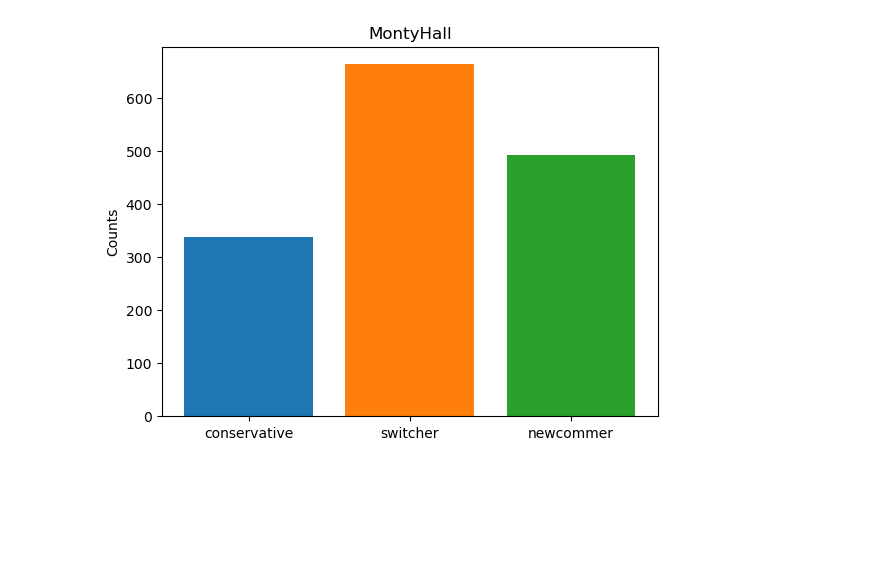
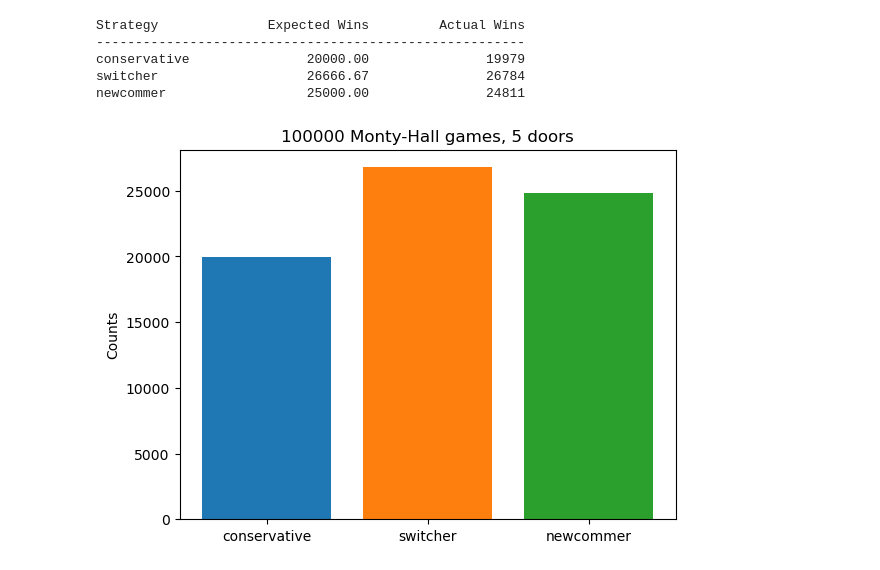
Before and after one commit to robertoinfurna/astrostatistics_bicocca_2024, a Jupyter notebook: working/02_MontyHall.ipynb, the cells around one changed output. Saved outputs shown, nothing was run; the diff lists cells and outputs as text; code cells hidden in the pictures; blank space fills up the shorter version.

```diff
--- a/working/02_MontyHall.ipynb
+++ b/working/02_MontyHall.ipynb
@@ -6,6 +33,25 @@ from collections import Counter
 # %%
 
 def MontyHall(N):
+    """
+    Simulates a generalized Monty Hall problem with N doors.
+
+    In this simulation:
+    - A car is hidden behind one of N doors.
+    - A player picks a door at random.
+    - The host opens one door that does not hide the car and is not the player's choice.
+    - Three strategies are evaluated:
+        1. 'conservative' — the original player sticks with their first choice.
+        2. 'switcher' — a second player switches to another unopened door.
+        3. 'newcommer' — a new player picks randomly from the remaining doors, including the one originally picked.
+
+    Parameters:
+        N (int): The number of doors in the game. Should be at least 3.
+
+    Returns:
+        list of str: The strategies that successfully picked the door hiding the car.
+                     Possible values include 'conservative', 'switcher', and 'newcommer'.
+    """
 
     doors = list(range(1, N+1))                    # N doors, named 1,2,...,N
 
@@ -39,21 +105,45 @@ def MontyHall(N):
 # %%
+N_doors = 5
+n_games = 100000
+
 games = []
-for _ in range(1000):
-    games.append(MontyHall(3))
+for _ in range(n_games):           # 1000 games
+    games.append(MontyHall(N_doors))  # 3 doors
 
 results = [winners for game in games for winners in game]
 
 counts = Counter(results)
 
 
 categories = ['conservative', 'switcher', 'newcommer']
 colors = ['#1f77b4', '#ff7f0e', '#2ca02c']
 ordered_counts = [counts.get(category, 0) for category in categories]
 
+# Predicted results
+expected = {
+    'conservative': n_games * (N_doors - 1) * (1 / N_doors) * (1 / (N_doors -1 )) ,
+    'switcher': n_games * (N_doors - 1) * (1 / N_doors) * (1 / (N_doors -2 )),
+    'newcommer': n_games * (1 / (N_doors - 1))
+}
+
+# Print expected vs actual
+print(f"{'Strategy':<15}{'Expected Wins':>20}{'Actual Wins':>20}")
+print("-" * 55)
+for cat in categories:
+    exp = expected[cat]
+    act = counts.get(cat, 0)
+    print(f"{cat:<15}{exp:>20.2f}{act:>20}")
+
+
 # Plot the histogram
 plt.bar(categories, ordered_counts, color=colors)
 plt.ylabel('Counts')
-plt.title('MontyHall')
+plt.title(f'{n_games:.0f} Monty-Hall games, {N_doors:.0f} doors')
 plt.show()
 # %% [output]
+Strategy              Expected Wins         Actual Wins
+-------------------------------------------------------
+conservative               20000.00               19979
+switcher                   26666.67               26784
+newcommer                  25000.00               24811
-[figure, old version]
+[figure, new version]
```
Also changed, not shown: parts of 6 cells of this notebook.
